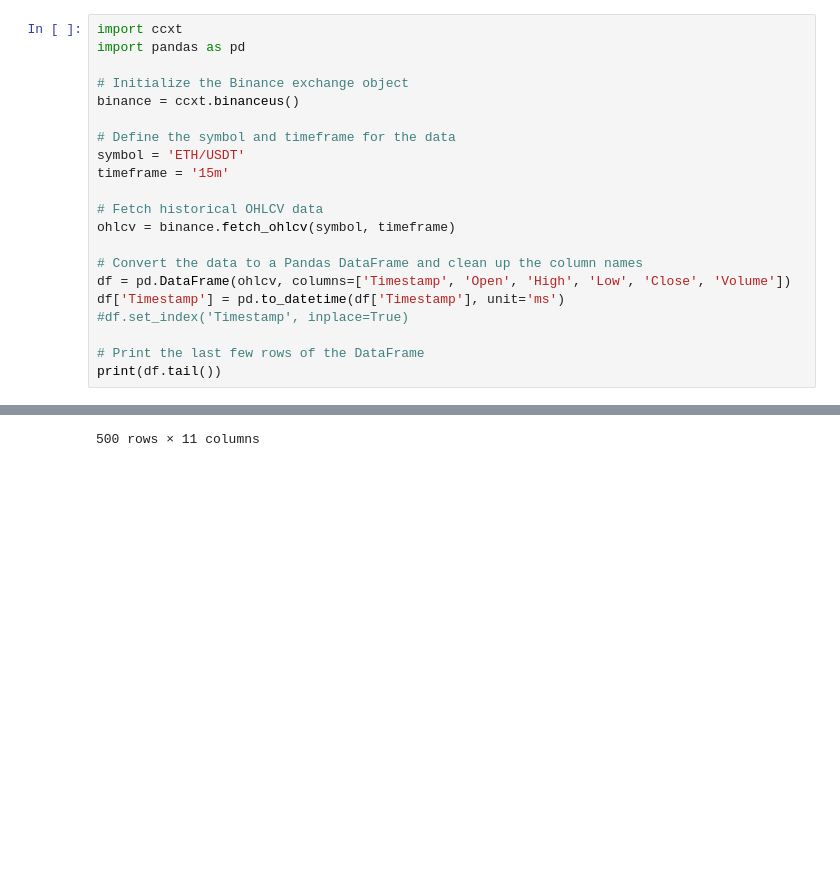
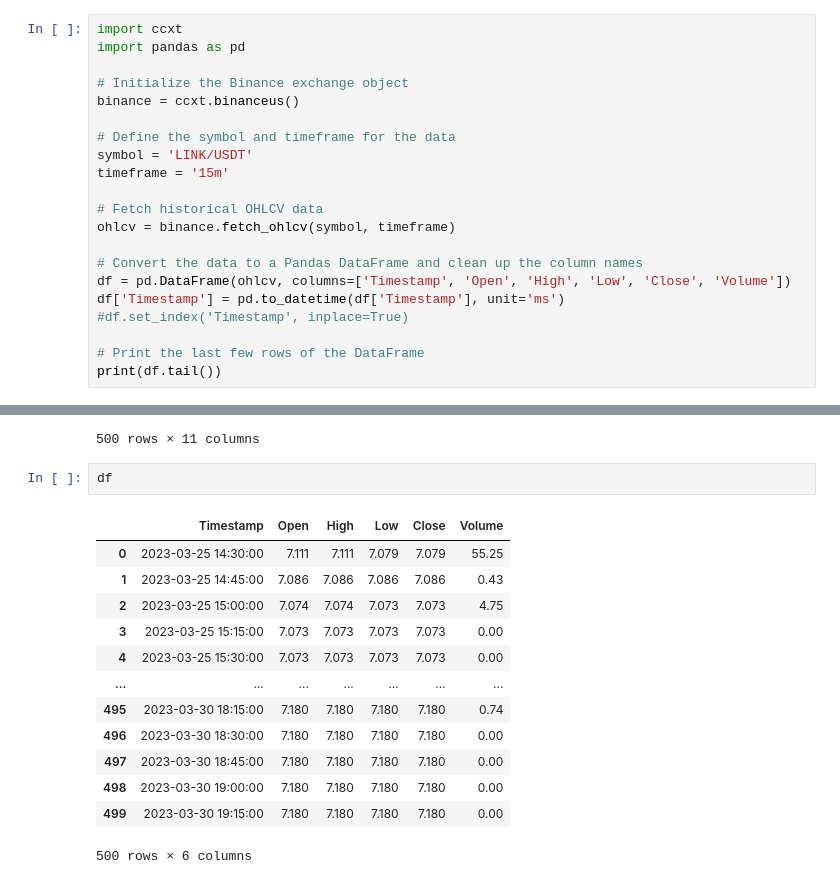
Before and after one commit to kubadlugosz/Geminit-Trading-Bot, a Jupyter notebook: Backtest.ipynb, the cells around one changed output, grey strips where cells are left out. Cells and saved outputs as stored; diff of their text form; blank space fills up the shorter version.

```diff
--- a/Backtest.ipynb
+++ b/Backtest.ipynb
@@ -558,7 +521,7 @@ import pandas as pd
 binance = ccxt.binanceus()
 
 # Define the symbol and timeframe for the data
-symbol = 'ETH/USDT'
+symbol = 'LINK/USDT'
 timeframe = '15m'
 
 # Fetch historical OHLCV data
@@ -639,3 +602,19 @@ calculate_price_levels(df)
 | 2023-03-30 04:15:00 | 1790.76 | 1797.89 | 1789.67 | 1796.30 | 412.7659 | NaN | NaN | ... |
 | 2023-03-30 04:30:00 | 1795.27 | 1798.94 | 1794.88 | 1796.92 | 176.3510 | NaN | NaN | ... |
 500 rows × 11 columns
+# %%
+df
+# %% [output]
+|  | Timestamp | Open | High | Low | Close | Volume |
+| 0 | 2023-03-25 14:30:00 | 7.111 | 7.111 | 7.079 | 7.079 | 55.25 |
+| 1 | 2023-03-25 14:45:00 | 7.086 | 7.086 | 7.086 | 7.086 | 0.43 |
+| 2 | 2023-03-25 15:00:00 | 7.074 | 7.074 | 7.073 | 7.073 | 4.75 |
+| 3 | 2023-03-25 15:15:00 | 7.073 | 7.073 | 7.073 | 7.073 | 0.00 |
+| 4 | 2023-03-25 15:30:00 | 7.073 | 7.073 | 7.073 | 7.073 | 0.00 |
+| ... | ... | ... | ... | ... | ... | ... |
+| 495 | 2023-03-30 18:15:00 | 7.180 | 7.180 | 7.180 | 7.180 | 0.74 |
+| 496 | 2023-03-30 18:30:00 | 7.180 | 7.180 | 7.180 | 7.180 | 0.00 |
+| 497 | 2023-03-30 18:45:00 | 7.180 | 7.180 | 7.180 | 7.180 | 0.00 |
+| 498 | 2023-03-30 19:00:00 | 7.180 | 7.180 | 7.180 | 7.180 | 0.00 |
+| 499 | 2023-03-30 19:15:00 | 7.180 | 7.180 | 7.180 | 7.180 | 0.00 |
+500 rows × 6 columns
```
Also changed, not shown: parts of 10 cells of this notebook, 8 other files.
